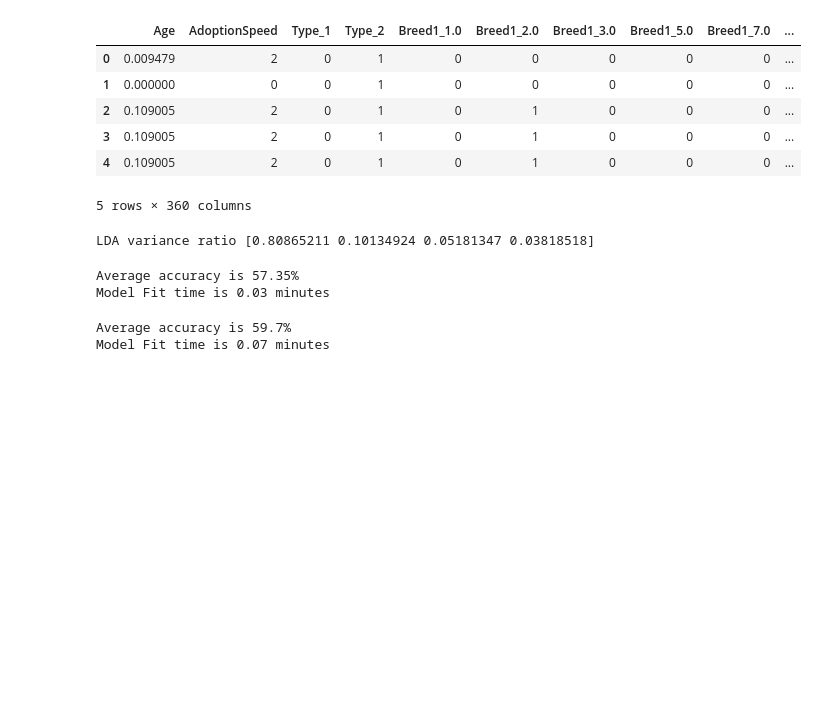
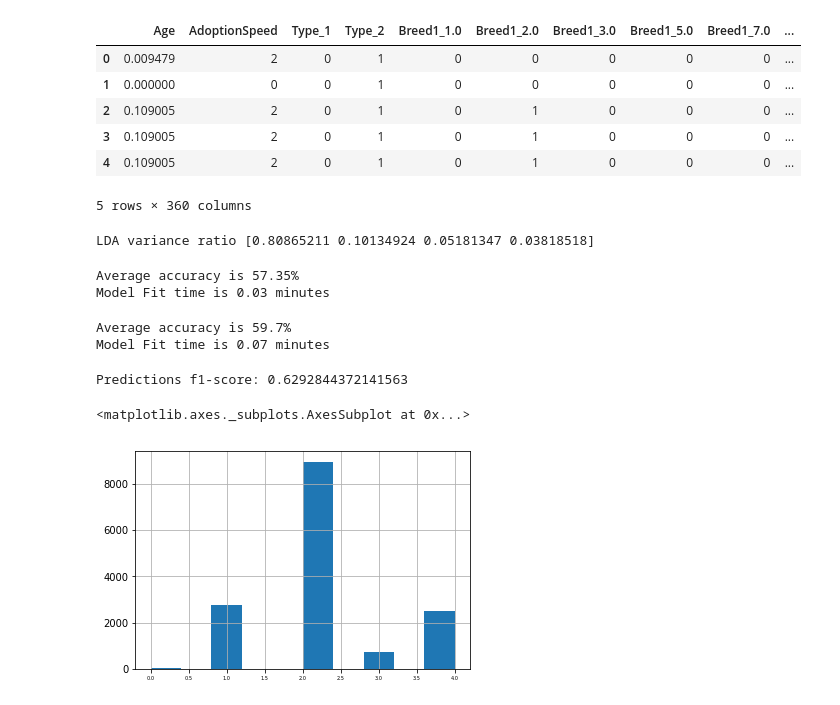
Before and after one commit to maheshbabugorantla/Machine_Learning, a Jupyter notebook: Capstone-Project/Capstone-Project.ipynb, the cells around one changed output. Drawn from its saved outputs; the diff is of its cells as text; code cells hidden in the pictures; blank space fills up the shorter version.

```diff
--- a/Capstone-Project/Capstone-Project.ipynb
+++ b/Capstone-Project/Capstone-Project.ipynb
@@ -540,6 +551,21 @@ print("Model Fit time is {} minutes".format(round((end-start)/60, 2)))
 # %% [output]
 Average accuracy is 59.7%
 Model Fit time is 0.07 minutes
+# %%
+from sklearn.metrics import f1_score
+transformed_data_and_classifier = lda_pipeline.fit(X, adoption_speed)
+predicted_adoption_speed = transformed_data_and_classifier.predict(X)
+# %%
+predictions_f1_score = f1_score(adoption_speed, predicted_adoption_speed, average='weighted')
+
+print("Predictions f1-score: {}".format(predictions_f1_score))
+
+predicted_adoption_speed = pd.Series(predicted_adoption_speed)
+predicted_adoption_speed.hist(xlabelsize=5)
+# %% [output]
+Predictions f1-score: 0.6292844372141563
+<matplotlib.axes._subplots.AxesSubplot at 0x...>
+[figure, added]
 # %%
 from joblib import dump
 
```
Also changed, not shown: parts of 1 cell of this notebook.
